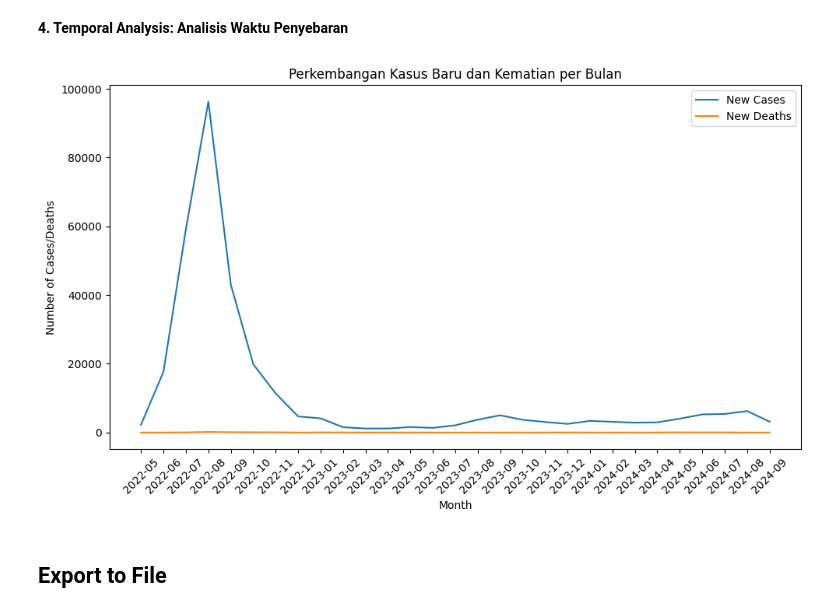
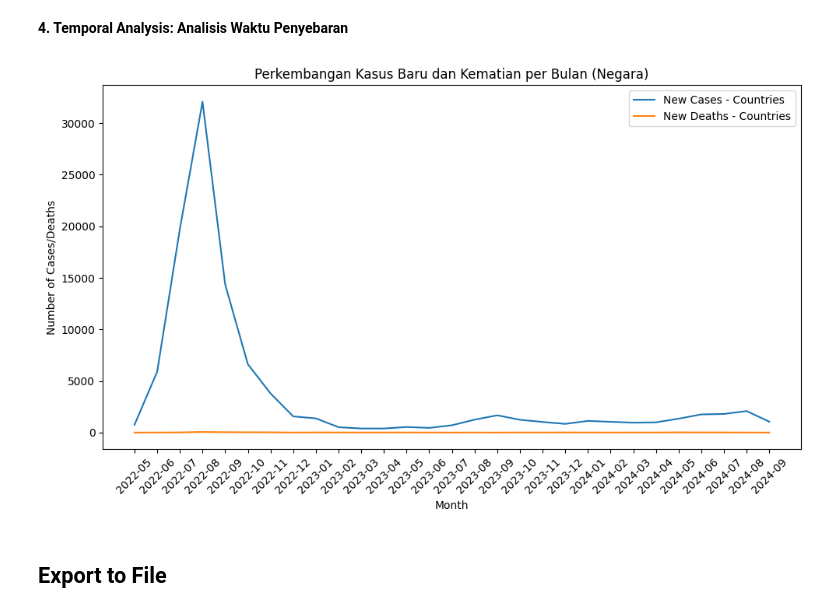
Before and after one commit to RyanGA09/DataAnalyst-ImpactAnalysisOfMonkeypoxCaseStudy, a Jupyter notebook: Notebook.ipynb, the cells around one changed output. Cells and saved outputs as stored; diff of their text form; code cells hidden in the pictures.

```diff
--- a/Notebook.ipynb
+++ b/Notebook.ipynb
@@ -455,17 +441,17 @@ memory usage: 12.4+ MB
 # regions_or_continents = ['World', 'Asia', 'Europe', 'Africa', 'North America', 'South America', 'Oceania']  # Add more as needed
 # data['location_type'] = data['location'].apply(lambda x: 'Region/Continent' if x in regions_or_continents else 'Country')
 
-# # Klasifikasi Negara dan Wilayah/Benua
-# # Daftar wilayah/benua yang bukan negara
-# regions_or_continents = ['World', 'Asia', 'Europe', 'Africa', 'North America', 'South America', 'Oceania']  # Anda dapat menambahkannya jika diperlukan
+# Klasifikasi Negara dan Wilayah/Benua
+# Daftar wilayah/benua yang bukan negara
+regions_or_continents = ['World', 'Asia', 'Europe', 'Africa', 'North America', 'South America', 'Oceania']  # Anda dapat menambahkannya jika diperlukan
 
-# # Menambahkan kolom baru 'location_type' untuk mengklasifikasikan antara 'Country' dan 'Region/Continent'
-# data_cleaned['location_type'] = data_cleaned['location'].apply(lambda x: 'Region/Continent' if x in regions_or_continents else 'Country')
+# Menambahkan kolom baru 'location_type' untuk mengklasifikasikan antara 'Country' dan 'Region/Continent'
+data_cleaned['location_type'] = data_cleaned['location'].apply(lambda x: 'Region/Continent' if x in regions_or_continents else 'Country')
 
-# # Memeriksa apakah pengelompokan berhasil
-# print("\nLocation types (Countries vs Regions/Continents):")
-# print(data_cleaned['location_type'].value_counts())
+# Memeriksa apakah pengelompokan berhasil
+print("\nLocation types (Countries vs Regions/Continents):")
+print(data_cleaned['location_type'].value_counts())
 
-# # Mengelompokkan data negara dan non-negara untuk analisis terpisah
-# countries_data = data_cleaned[data_cleaned['location_type'] == 'Country']
-# regions_data = data_cleaned[data_cleaned['location_type'] == 'Region/Continent']
+# Mengelompokkan data negara dan non-negara untuk analisis terpisah
+countries_data = data_cleaned[data_cleaned['location_type'] == 'Country']
+regions_data = data_cleaned[data_cleaned['location_type'] == 'Region/Continent']
@@ -515,17 +507,17 @@ top_countries = data_grouped_by_location.nlargest(10, 'total_cases')
 Menganalisis bagaimana penyebaran Monkeypox berubah seiring waktu.
 # %%
 # Pastikan kolom 'date' dalam format datetime
-data_cleaned['date'] = pd.to_datetime(data_cleaned['date'], errors='coerce')
+countries_data['date'] = pd.to_datetime(countries_data['date'], errors='coerce')
 
 # Membuat kolom 'month' dalam format Year-Month
-data_cleaned['month'] = data_cleaned['date'].dt.strftime('%Y-%m')
+countries_data['month'] = countries_data['date'].dt.strftime('%Y-%m')
 
 # Mengonversi kolom 'new_cases' dan 'new_deaths' menjadi numerik
-data_cleaned['new_cases'] = pd.to_numeric(data_cleaned['new_cases'], errors='coerce')
-data_cleaned['new_deaths'] = pd.to_numeric(data_cleaned['new_deaths'], errors='coerce')
+countries_data['new_cases'] = pd.to_numeric(countries_data['new_cases'], errors='coerce')
+countries_data['new_deaths'] = pd.to_numeric(countries_data['new_deaths'], errors='coerce')
 
 # Mengelompokkan data berdasarkan 'month' dan menghitung total kasus serta kematian baru per bulan
-cases_per_month = data_cleaned.groupby('month').agg({
+cases_per_month_countries = countries_data.groupby('month').agg({
     'new_cases': 'sum',
     'new_deaths': 'sum'
 }).reset_index()
@@ -601,17 +628,17 @@ plt.show()
 # %%
 # Visualisasi: Perkembangan Kasus Baru per Bulan
 plt.figure(figsize=(10, 6))
-sns.lineplot(x='month', y='new_cases', data=cases_per_month, label='New Cases')
-sns.lineplot(x='month', y='new_deaths', data=cases_per_month, label='New Deaths')
-plt.title('Perkembangan Kasus Baru dan Kematian per Bulan')
+sns.lineplot(x='month', y='new_cases', data=cases_per_month_countries, label='New Cases - Countries')
+sns.lineplot(x='month', y='new_deaths', data=cases_per_month_countries, label='New Deaths - Countries')
+plt.title('Perkembangan Kasus Baru dan Kematian per Bulan (Negara)')
 plt.xlabel('Month')
 plt.ylabel('Number of Cases/Deaths')
 plt.xticks(rotation=45)
 plt.legend()
 plt.tight_layout()
 plt.show()
 # %% [output]
-[figure, old version]
+[figure, new version]
 # %% [markdown]
 ## **Export to File**
 # %%
```
Also changed, not shown: parts of 15 cells of this notebook.
